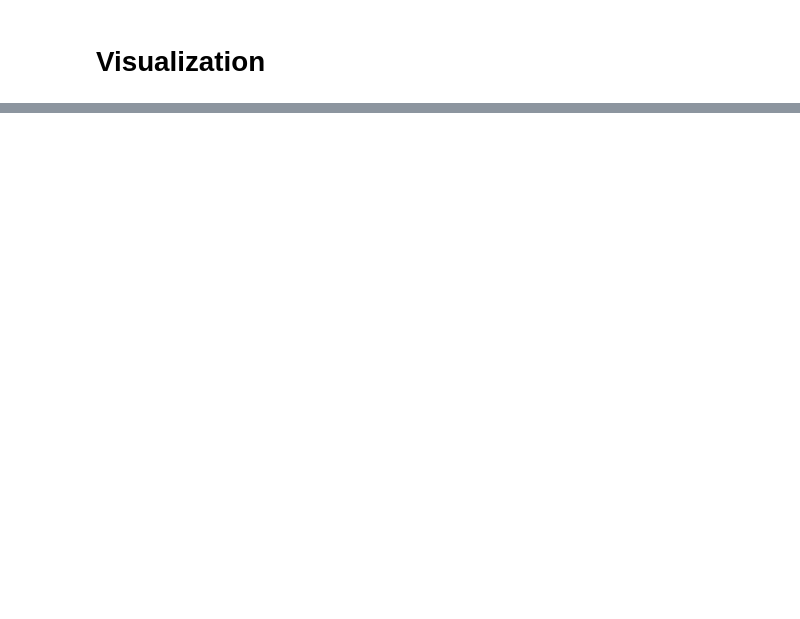
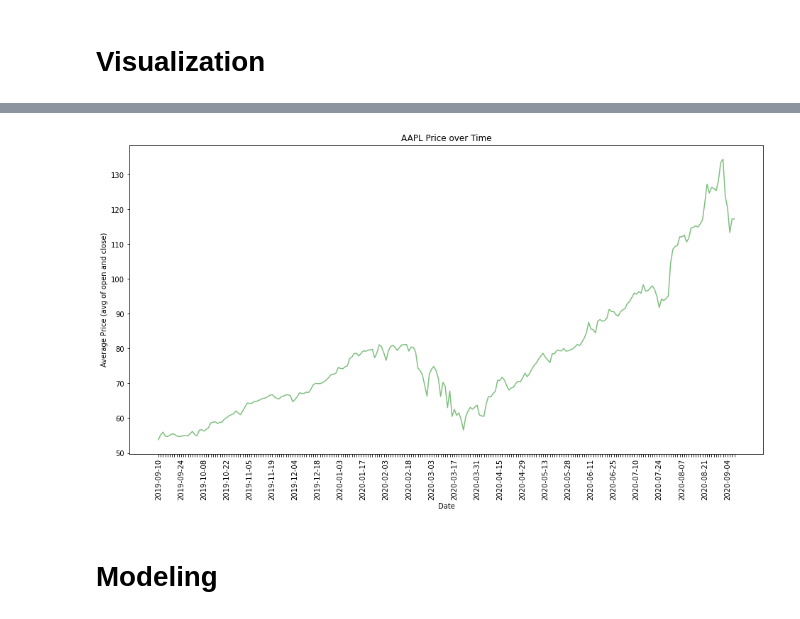
Before and after one commit to traders/Jupyter-Tutorial, a Jupyter notebook: Tutorial 1-??-2023.ipynb, the cells around one changed output, grey strips where cells are left out. Saved outputs shown, nothing was run; the diff lists cells and outputs as text; code cells hidden in the pictures; blank space fills up the shorter version.

Commit message:
updated notebook, added AAPL dataset

```diff
--- a/Tutorial 1-??-2023.ipynb
+++ b/Tutorial 1-??-2023.ipynb
@@ -131,0 +402,3 @@ df.sort_values('Artist', axis=0).head(200)
+# %%
+# https://www.kaggle.com/datasets/achintyatripathi/yahoo-finance-apple-inc-aapl?select=AAPL_daily_update.csv
+aapl_df = pd.read_csv("AAPL_daily_update.csv")
@@ -131,0 +414,23 @@ df.sort_values('Artist', axis=0).head(200)
+# %%
+plt.figure(figsize=(16,8))
+
+plt.plot(aapl_df.Date, (aapl_df.Open + aapl_df.Close) / 2, color="green", alpha=0.5)
+
+plt.title("AAPL Price over Time")
+plt.xlabel("Date")
+plt.ylabel("Average Price (avg of open and close)")
+
+# make x tick labels vertical
+plt.xticks(rotation=90)
+
+# don't show every date on x-axis
+ax = plt.gca()
+
+every_nth = 10
+for n, label in enumerate(ax.xaxis.get_ticklabels()):
+    if n % every_nth != 0:
+        label.set_visible(False)
+# %% [output]
+[figure, added]
+# %% [markdown]
+# Modeling
```
Also changed, not shown: parts of 50 cells of this notebook, 1 other file.
